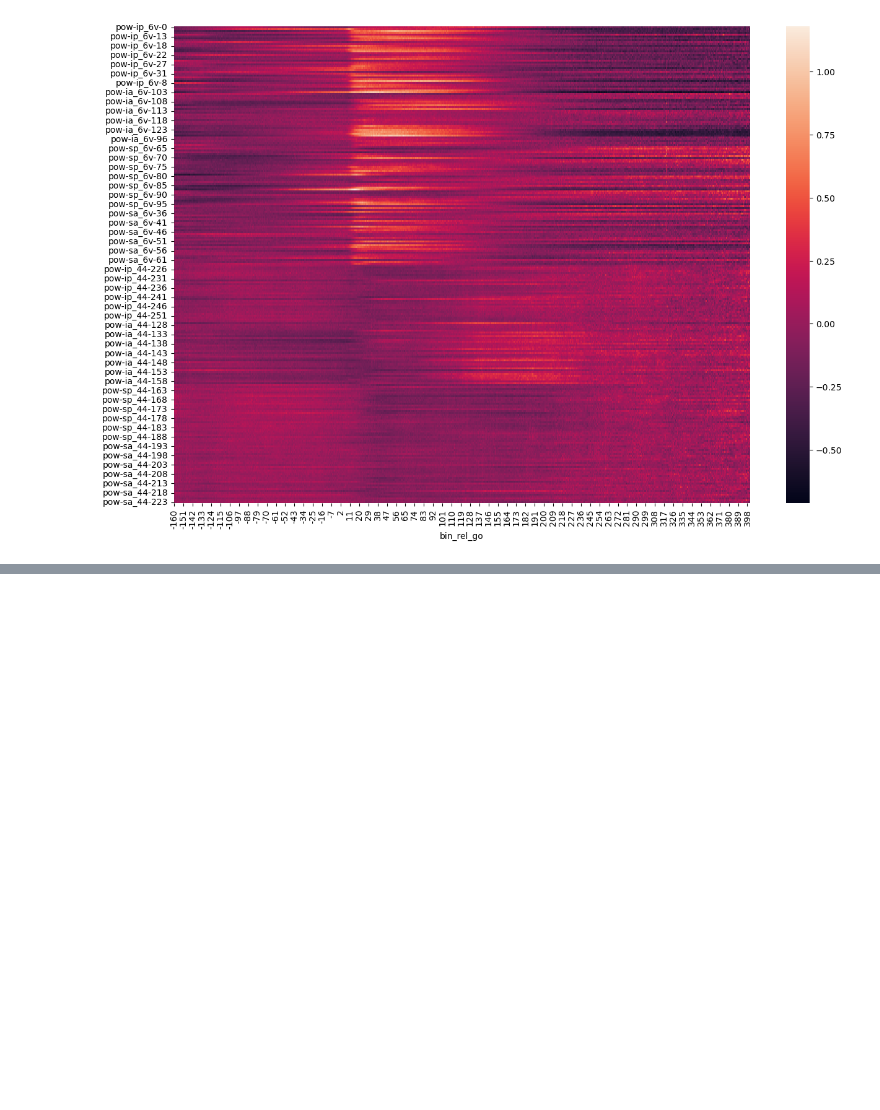
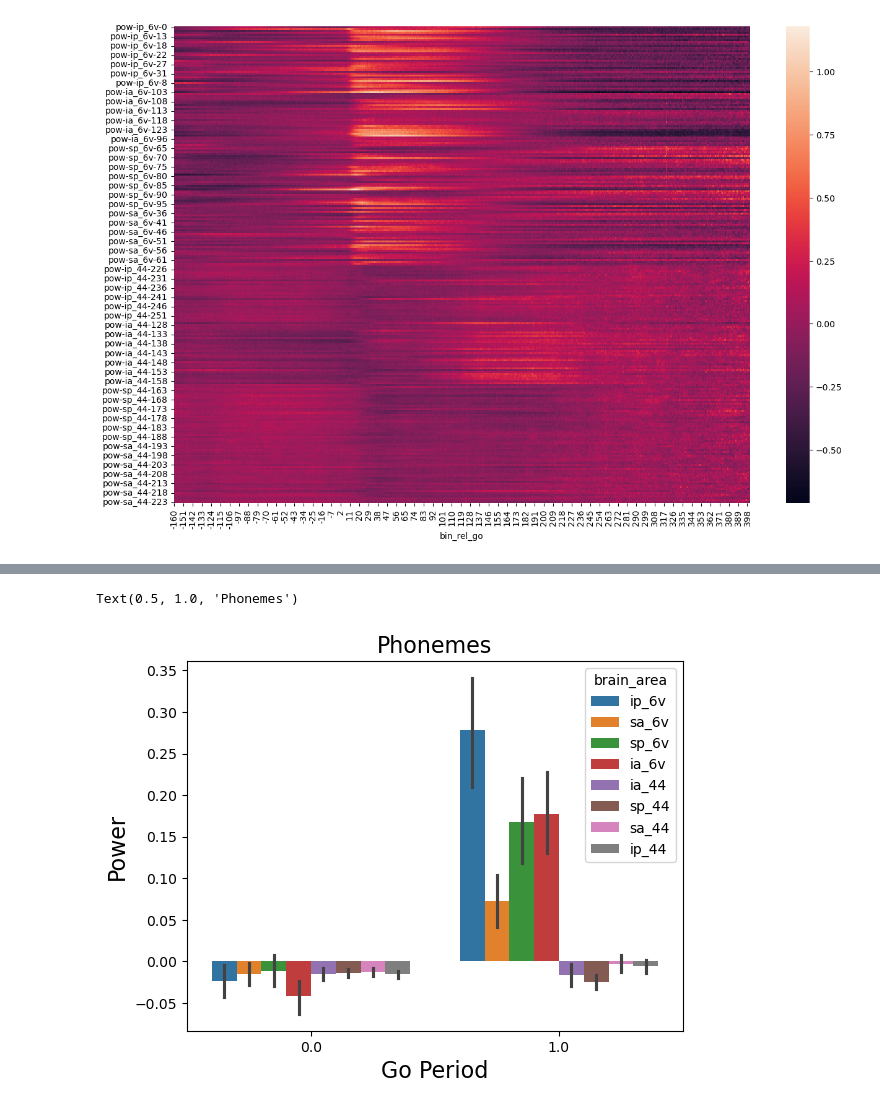
Before and after one commit to ebrahimfeghhi/broca_analyses, a Jupyter notebook: notebooks/analyze_sentences.ipynb, the cells around one changed output, grey strips where cells are left out. Cells and saved outputs as stored; diff of their text form; code cells hidden in the pictures; blank space fills up the shorter version.

```diff
--- a/notebooks/analyze_sentences.ipynb
+++ b/notebooks/analyze_sentences.ipynb
@@ -451,0 +469,27 @@ sns.barplot(power_in_areas, x='brain_region', y='power')
+# %%
+delay_start = -100
+delay_end = 0
+
+delay_activity = phonemes_pd[(phonemes_pd['bin_rel_go'] >= delay_start) & (phonemes_pd['bin_rel_go'] <= delay_end)]
+delay_activity_averaged = delay_activity[sp_columns].mean().reset_index()
+delay_activity_averaged = delay_activity[sp_columns].mean().reset_index()
+delay_activity_averaged.columns = ['channel_name', 'pow']
+delay_activity_averaged['go'] = np.zeros(256)
+
+go_start = 0
+go_end = 25
+
+go_activity = phonemes_pd[(phonemes_pd['bin_rel_go'] >= go_start) & (phonemes_pd['bin_rel_go'] <= go_end)]
+go_activity_averaged = go_activity[sp_columns].mean().reset_index()
+go_activity_averaged.columns = ['channel_name', 'pow']
+go_activity_averaged['go'] = np.ones(256)
+
+combined_averaged_data = pd.concat((delay_activity_averaged, go_activity_averaged))
+combined_averaged_data['brain_area'] = combined_averaged_data['channel_name'].apply(extract_br)
+sns.barplot(data=combined_averaged_data, x='go', y='pow', hue='brain_area')
+plt.ylabel("Power", fontsize=16)
+plt.xlabel("Go Period", fontsize=16)
+plt.title("Phonemes", fontsize=16)
+# %% [output]
+Text(0.5, 1.0, 'Phonemes')
+[figure, added]
```
Also changed, not shown: parts of 18 cells of this notebook, 58 other files.
